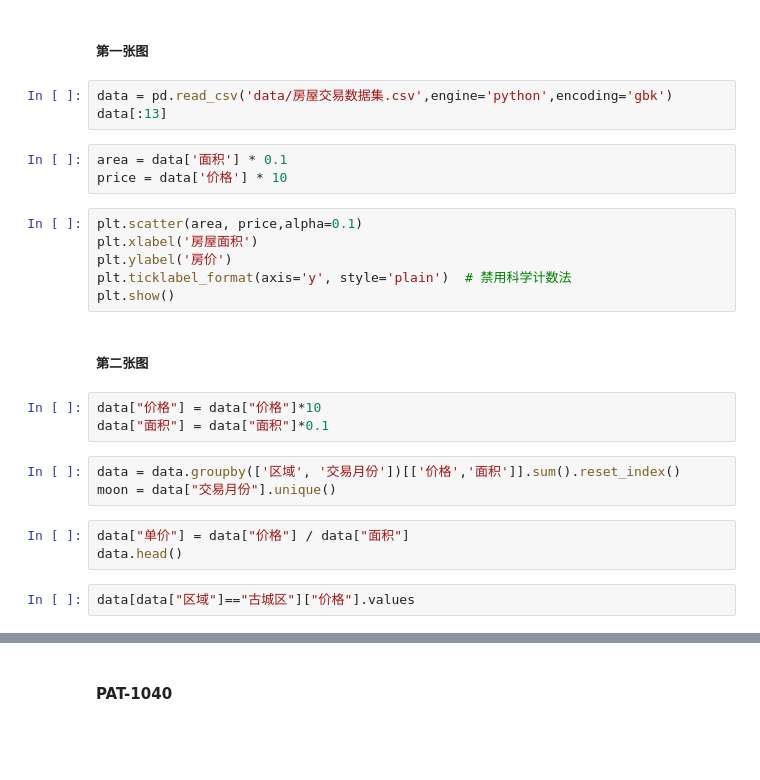
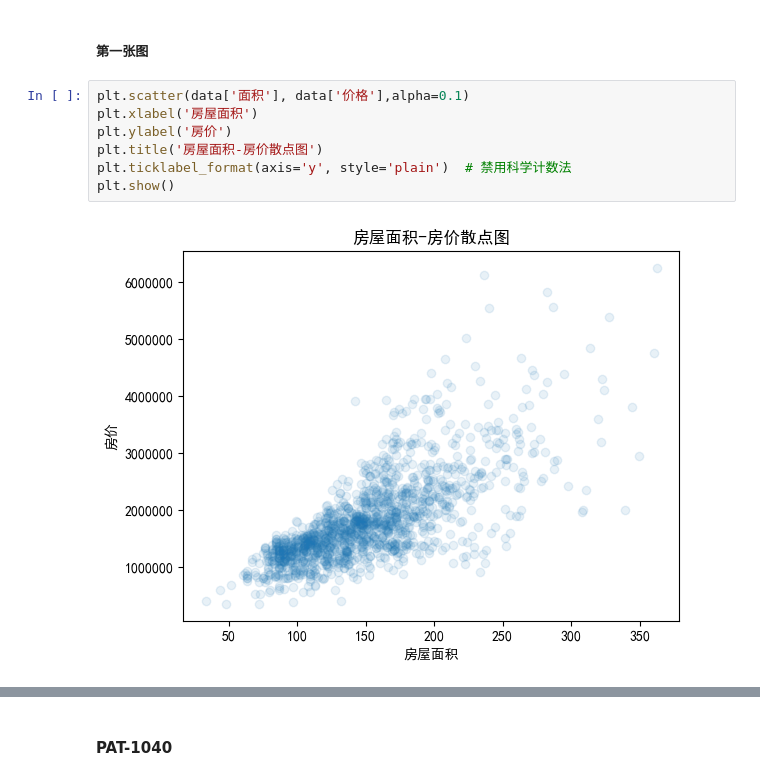
Before and after one commit to yuluochengwen/AI, a Jupyter notebook: 04_第四周/0812_数据分析_homework.ipynb, the cells around one changed output, grey strips where cells are left out. Cells and saved outputs as stored; diff of their text form; blank space fills up the shorter version.

```diff
--- a/04_第四周/0812_数据分析_homework.ipynb
+++ b/04_第四周/0812_数据分析_homework.ipynb
@@ -11,27 +74,11 @@ plt.rcParams['font.sans-serif'] = ['SimHei']
 # %% [markdown]
 ##### 第一张图
-# %%
-data = pd.read_csv('data/房屋交易数据集.csv',engine='python',encoding='gbk')
-data[:13]
-# %%
-area = data['面积'] * 0.1
-price = data['价格'] * 10
 # %%
-plt.scatter(area, price,alpha=0.1)
+plt.scatter(data['面积'], data['价格'],alpha=0.1)
 plt.xlabel('房屋面积')
 plt.ylabel('房价')
+plt.title('房屋面积-房价散点图')
 plt.ticklabel_format(axis='y', style='plain')  # 禁用科学计数法
 plt.show()
+# %% [output]
+[figure, added]
-# %% [markdown]
-##### 第二张图
-# %%
-data["价格"] = data["价格"]*10
-data["面积"] = data["面积"]*0.1
-# %%
-data = data.groupby(['区域', '交易月份'])[['价格','面积']].sum().reset_index()
-moon = data["交易月份"].unique()
-# %%
-data["单价"] = data["价格"] / data["面积"]
-data.head()
-# %%
-data[data["区域"]=="古城区"]["价格"].values
```
Also changed, not shown: parts of 17 cells of this notebook, 55 other files.
